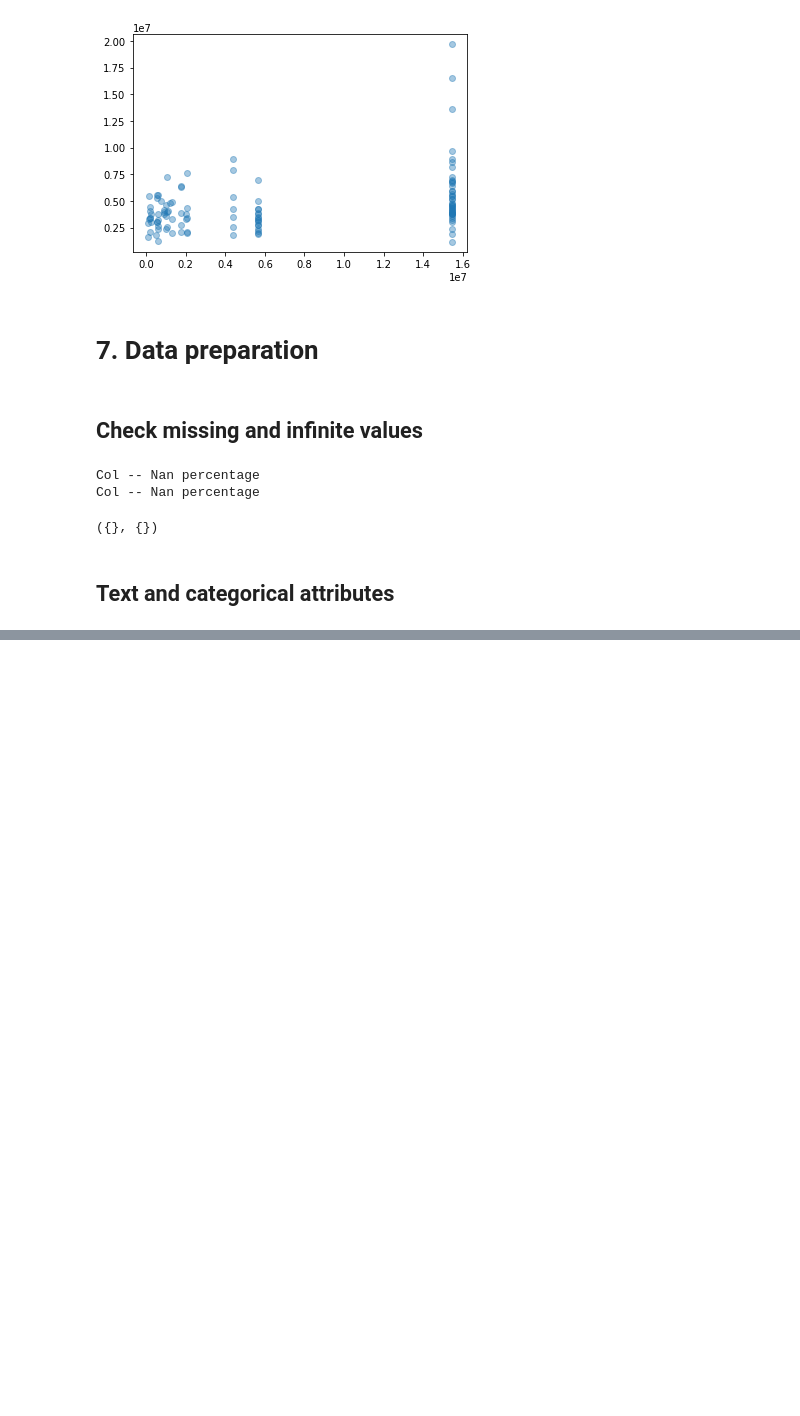
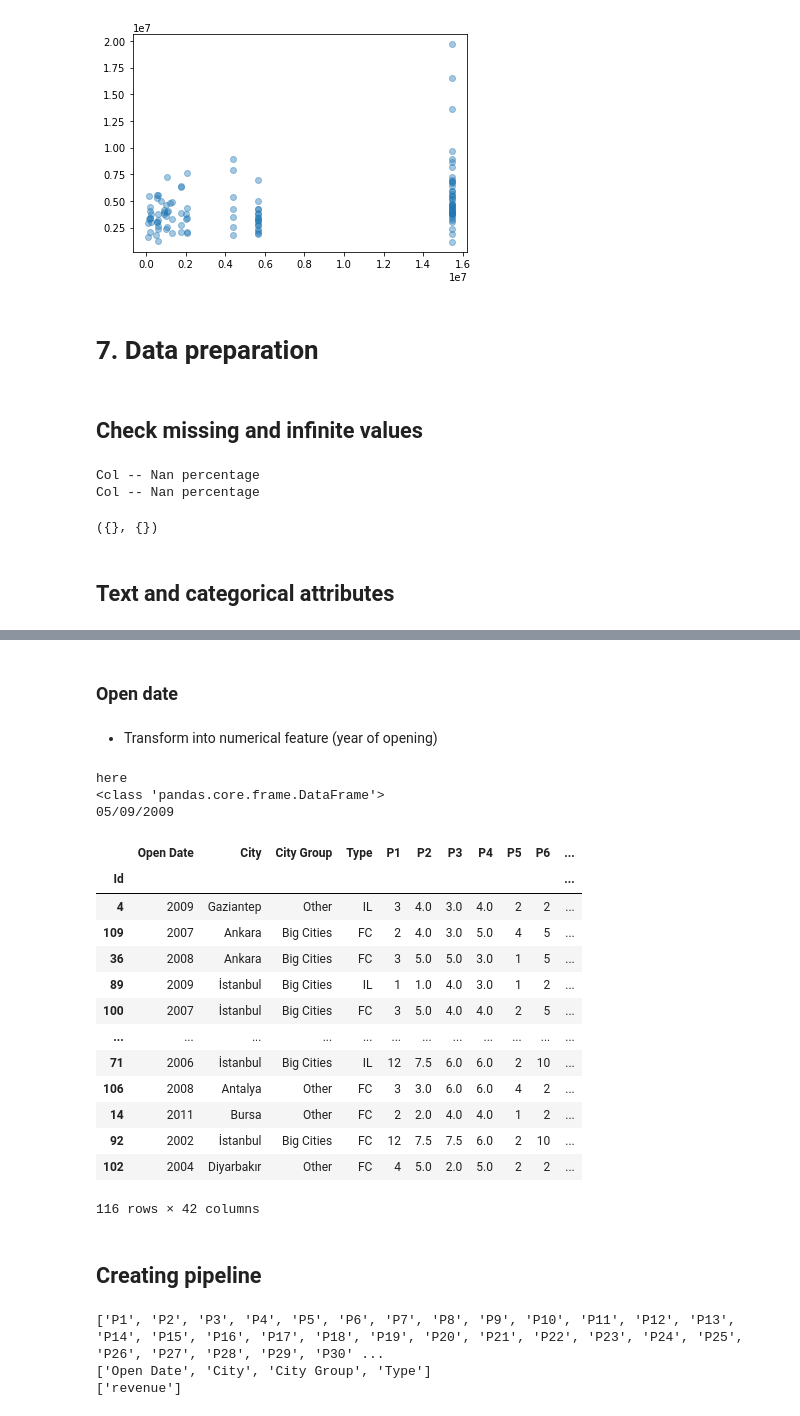
Before and after one commit to PashaIanko/Big-Data-Computing, a Jupyter notebook: data_exploration.ipynb, the cells around one changed output, grey strips where cells are left out. Saved outputs shown, nothing was run; the diff lists cells and outputs as text; code cells hidden in the pictures; blank space fills up the shorter version.

Commit message:
creating pipeline

```diff
--- a/data_exploration.ipynb
+++ b/data_exploration.ipynb
@@ -363,0 +428,60 @@ Col -- Nan percentage
+# %%
+dropper = ColumnDropper(
+    columns_to_drop_ = ['City']
+)
+res = dropper.fit_transform(train_val)
+assert not 'City' in res.columns
+# %% [markdown]
+### Open date
+# %% [markdown]
+- Transform into numerical feature (year of opening)
+# %%
+from sklearn.base import BaseEstimator, TransformerMixin
+
+class DateTransformer(BaseEstimator, TransformerMixin):
+    def __init__(self):
+        super().__init__()
+        self._column_index = 0 # column_index
+
+    def fit(self, X, y=None):
+        return self
+
+    def get_year(self, date_):
+        return int(date_.split('/')[-1])
+
+    def transform(self, X, y=None):
+        print('here')
+        print(type(X))
+        dates = X.loc[:, 'Open Date'].values
+        print(dates[0])
+        res = list(map(self.get_year, dates))
+        X['Open Date'] = res
+        # X[:, self._column_index] = res
+        return X
+# %%
+date_transformer = DateTransformer()
+# %%
+res = date_transformer.fit_transform(train_val)
+# %% [output]
+here
+<class 'pandas.core.frame.DataFrame'>
+05/09/2009
+# %%
+res
+# %% [output]
+|  | Open Date | City | City Group | Type | P1 | P2 | P3 | P4 | P5 | P6 | ... |
+| Id |  |  |  |  |  |  |  |  |  |  | ... |
+| 4 | 2009 | Gaziantep | Other | IL | 3 | 4.0 | 3.0 | 4.0 | 2 | 2 | ... |
+| 109 | 2007 | Ankara | Big Cities | FC | 2 | 4.0 | 3.0 | 5.0 | 4 | 5 | ... |
+| 36 | 2008 | Ankara | Big Cities | FC | 3 | 5.0 | 5.0 | 3.0 | 1 | 5 | ... |
+| 89 | 2009 | İstanbul | Big Cities | IL | 1 | 1.0 | 4.0 | 3.0 | 1 | 2 | ... |
+| 100 | 2007 | İstanbul | Big Cities | FC | 3 | 5.0 | 4.0 | 4.0 | 2 | 5 | ... |
+| ... | ... | ... | ... | ... | ... | ... | ... | ... | ... | ... | ... |
+| 71 | 2006 | İstanbul | Big Cities | IL | 12 | 7.5 | 6.0 | 6.0 | 2 | 10 | ... |
+| 106 | 2008 | Antalya | Other | FC | 3 | 3.0 | 6.0 | 6.0 | 4 | 2 | ... |
+| 14 | 2011 | Bursa | Other | FC | 2 | 2.0 | 4.0 | 4.0 | 1 | 2 | ... |
+| 92 | 2002 | İstanbul | Big Cities | FC | 12 | 7.5 | 7.5 | 6.0 | 2 | 10 | ... |
+| 102 | 2004 | Diyarbakır | Other | FC | 4 | 5.0 | 2.0 | 5.0 | 2 | 2 | ... |
+116 rows × 42 columns
+# %% [markdown]
+## Creating pipeline
@@ -363,0 +505,8 @@ Col -- Nan percentage
+# %%
+print(num_features)
+print(cat_features)
+print(target_feature)
+# %% [output]
+['P1', 'P2', 'P3', 'P4', 'P5', 'P6', 'P7', 'P8', 'P9', 'P10', 'P11', 'P12', 'P13', 'P14', 'P15', 'P16', 'P17', 'P18', 'P19', 'P20', 'P21', 'P22', 'P23', 'P24', 'P25', 'P26', 'P27', 'P28', 'P29', 'P30' ...
+['Open Date', 'City', 'City Group', 'Type']
+['revenue']
```
Also changed, not shown: parts of 20 cells of this notebook.
